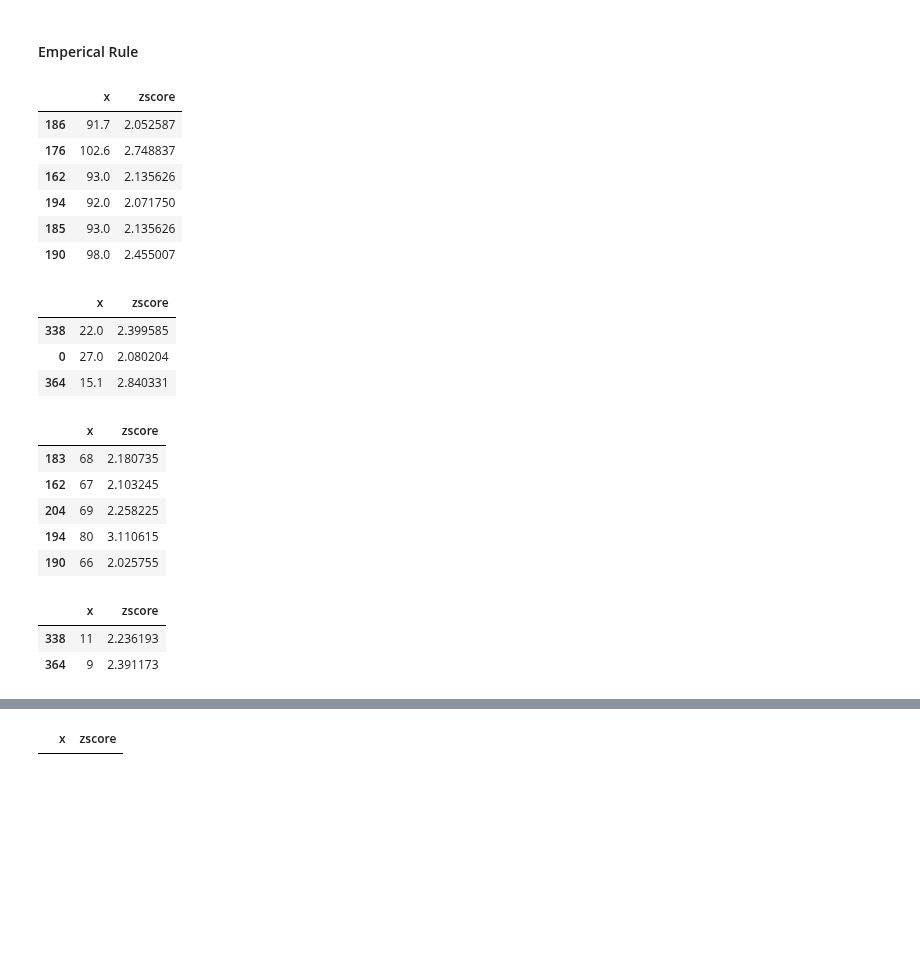
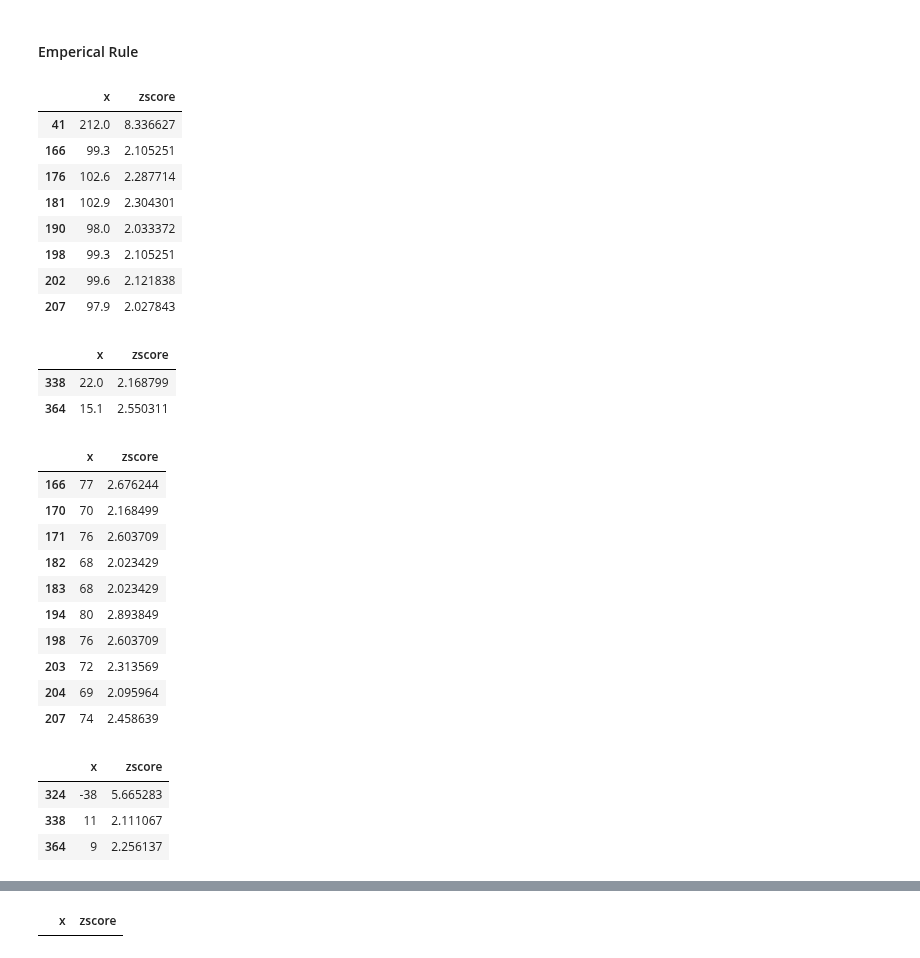
Before and after one commit to CSolitaire/anomaly-detection-exercises, a Jupyter notebook: continuous_probabilistic_methods.ipynb, the cells around one changed output, grey strips where cells are left out. Cells and saved outputs as stored; diff of their text form; code cells hidden in the pictures; blank space fills up the shorter version.

```diff
--- a/continuous_probabilistic_methods.ipynb
+++ b/continuous_probabilistic_methods.ipynb
@@ -187,5 +185,5 @@ max      194.000000
 Name: Sales_outliers_outliers, dtype: float64
 # %%
 # This function deletes the added columns
-#train = train[train.columns.drop(list(train.filter(regex='_outliers')))]
-#train.shape
+df = df[df.columns.drop(list(df.filter(regex='_outliers')))]
+df.shape
@@ -375,3 +379,5 @@ train = train[train.columns.drop(list(train.filter(regex='_outliers')))]
 `Temperature, Flyers and Sales are Normally Distributed`
 
 ***
+# %%
+df =df[['Temperature', 'Flyers', 'Sales']]
@@ -380,55 +413,62 @@ train = train[train.columns.drop(list(train.filter(regex='_outliers')))]
 # %%
 # Define zscore for Temp
 
-x = train.Temperature
+x = df.Temperature
 zscores = (x - x.mean()) / x.std()
-df = pd.DataFrame()
-df["x"] = x
-df["zscore"] = abs(zscores)
+temp = pd.DataFrame()
+temp["x"] = x
+temp["zscore"] = abs(zscores)
 
 # Outliers greater then 2 sd (2 Sigma)
 
-df[zscores >= 2]
+temp[zscores >= 2]
 # %% [output]
 |  | x | zscore |
-| 186 | 91.7 | 2.052587 |
-| 176 | 102.6 | 2.748837 |
-| 162 | 93.0 | 2.135626 |
-| 194 | 92.0 | 2.071750 |
-| 185 | 93.0 | 2.135626 |
-| 190 | 98.0 | 2.455007 |
+| 41 | 212.0 | 8.336627 |
+| 166 | 99.3 | 2.105251 |
+| 176 | 102.6 | 2.287714 |
+| 181 | 102.9 | 2.304301 |
+| 190 | 98.0 | 2.033372 |
+| 198 | 99.3 | 2.105251 |
+| 202 | 99.6 | 2.121838 |
+| 207 | 97.9 | 2.027843 |
 # %%
-df[zscores <= -2]
+temp[zscores <= -2]
 # %% [output]
 |  | x | zscore |
-| 338 | 22.0 | 2.399585 |
-| 0 | 27.0 | 2.080204 |
-| 364 | 15.1 | 2.840331 |
+| 338 | 22.0 | 2.168799 |
+| 364 | 15.1 | 2.550311 |
 # %%
 # Define zscore for Flyers
 
-x = train.Flyers
+x = df.Flyers
 zscores = (x - x.mean()) / x.std()
-df = pd.DataFrame()
-df["x"] = x
-df["zscore"] = abs(zscores)
+fly = pd.DataFrame()
+fly["x"] = x
+fly["zscore"] = abs(zscores)
 
 # Outliers greater then 2 sd (2 Sigma)
 
-df[zscores >= 2]
+fly[zscores >= 2]
 # %% [output]
 |  | x | zscore |
-| 183 | 68 | 2.180735 |
-| 162 | 67 | 2.103245 |
-| 204 | 69 | 2.258225 |
-| 194 | 80 | 3.110615 |
-| 190 | 66 | 2.025755 |
+| 166 | 77 | 2.676244 |
+| 170 | 70 | 2.168499 |
+| 171 | 76 | 2.603709 |
+| 182 | 68 | 2.023429 |
+| 183 | 68 | 2.023429 |
+| 194 | 80 | 2.893849 |
+| 198 | 76 | 2.603709 |
+| 203 | 72 | 2.313569 |
+| 204 | 69 | 2.095964 |
+| 207 | 74 | 2.458639 |
 # %%
-df[zscores <= -2]
+fly[zscores <= -2]
 # %% [output]
 |  | x | zscore |
-| 338 | 11 | 2.236193 |
-| 364 | 9 | 2.391173 |
+| 324 | -38 | 5.665283 |
+| 338 | 11 | 2.111067 |
+| 364 | 9 | 2.256137 |
 # %%
 # Define zscore for Sales
 
```
Also changed, not shown: parts of 59 cells of this notebook.
